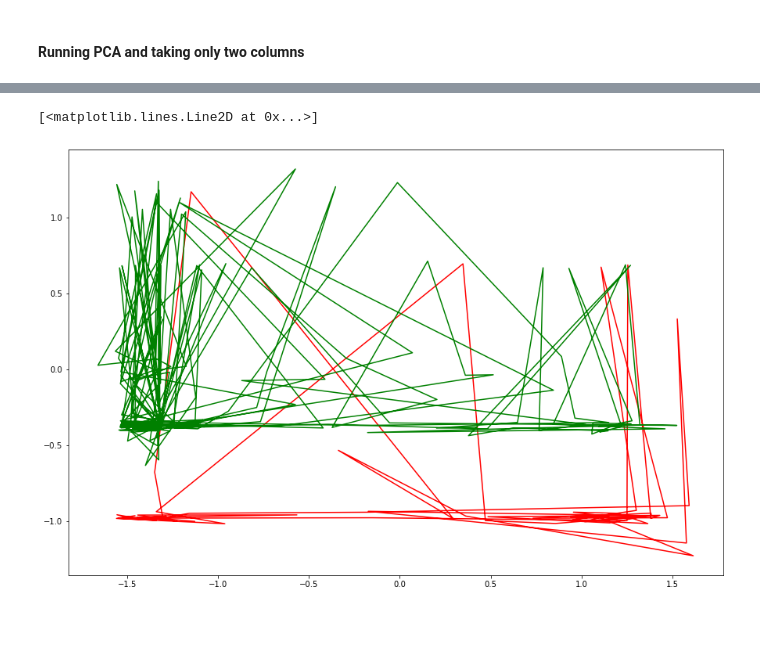
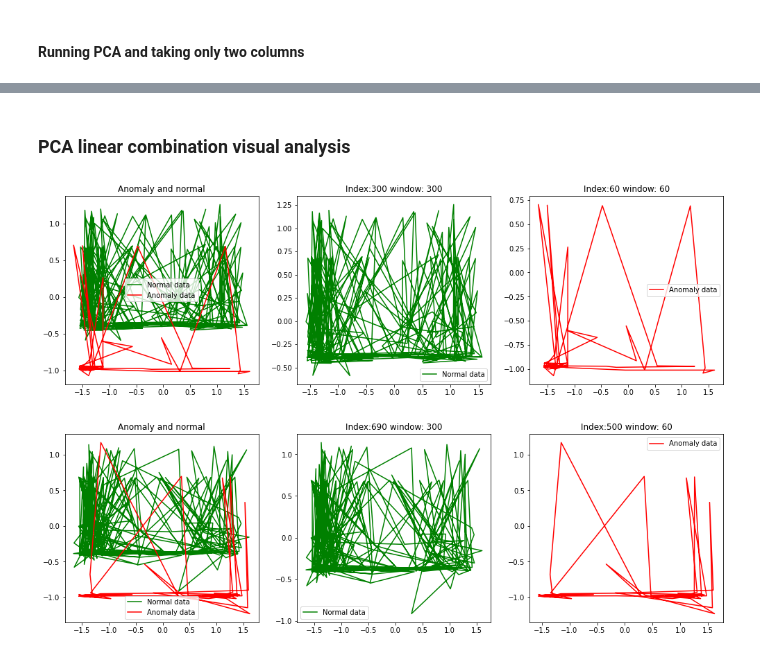
Before and after one commit to ivinokuri/generative-model, a Jupyter notebook: py/model/autoencoder/DataAnalyzing.ipynb, the cells around one changed output, grey strips where cells are left out. Drawn from its saved outputs; the diff is of its cells as text; code cells hidden in the pictures; blank space fills up the shorter version.

```diff
--- a/py/model/autoencoder/DataAnalyzing.ipynb
+++ b/py/model/autoencoder/DataAnalyzing.ipynb
@@ -515,5 +580,0 @@ print(a_slice_d.shape)
-# %%
-fig, axs = plt.subplots(1, figsize=(15, 10))
-sliced_pca_data = pca_comp.dot(slice_d.T).T
-sliced_pca_data.shape
-axs.plot(sliced_pca_data[:,0], sliced_pca_data[:,1])
@@ -523,9 +587,30 @@ axs.plot(sliced_pca_data[:,0], sliced_pca_data[:,1])
+# %% [markdown]
+### PCA linear combination visual analysis
 # %%
-fig, axs = plt.subplots(1, figsize=(15, 10))
-asliced_pca_data = pca_comp.dot(a_slice_d.T).T
-asliced_pca_data.shape
-axs.plot(asliced_pca_data[:,0], asliced_pca_data[:,1], color='r')
-axs.plot(sliced_pca_data[:,0], sliced_pca_data[:,1], color='g')
+def data_slicing(norm_data, anomaly_norm_data, pca_comp, normal_i, anomaly_i, \
+                 normal_window_size=300, anomaly_window_size=60, title=""):
+    normal_data_slice = norm_data.values[normal_i:normal_i + normal_window_size,:]
+    anomaly_data_slice = anomaly_norm_data[anomaly_i:anomaly_i + anomaly_window_size,:]
+    fig, axs = plt.subplots(nrows=1, ncols=3, squeeze=False, figsize=(17, 5))
+    sliced_pca_data = pca_comp.dot(normal_data_slice.T).T
+    asliced_pca_data = pca_comp.dot(anomaly_data_slice.T).T
+    axs[0][0].plot(sliced_pca_data[:,0], sliced_pca_data[:,1], color='g', label="Normal data")
+    axs[0][0].plot(asliced_pca_data[:,0], asliced_pca_data[:,1], color='r', label="Anomaly data")
+    axs[0][1].plot(sliced_pca_data[:,0], sliced_pca_data[:,1], color='g', label="Normal data")
+    axs[0][2].plot(asliced_pca_data[:,0], asliced_pca_data[:,1], color='r', label="Anomaly data")
+    axs[0][0].legend()
+    axs[0][0].set_title('Anomaly and normal')
+    axs[0][1].legend()
+    axs[0][1].set_title('Index:' + str(normal_i) + ' window: ' + str(normal_window_size))
+    axs[0][2].legend()
+    axs[0][2].set_title('Index:' + str(anomaly_i) + ' window: ' + str(anomaly_window_size))
+    plt.show()
+    plt.close()
-# %% [output]
-[<matplotlib.lines.Line2D at 0x...>]
-[figure, removed]
+# %%
+nw_size = 300
+aw_size = 60
+data_slicing(norm_data, anomaly_norm_data, important_pca_comp, 300, 60, nw_size, aw_size)
+data_slicing(norm_data, anomaly_norm_data, important_pca_comp, 690, 500, nw_size, aw_size)
+# %% [output]
+[figure, added]
+[figure, added]
```
Also changed, not shown: parts of 30 cells of this notebook.
